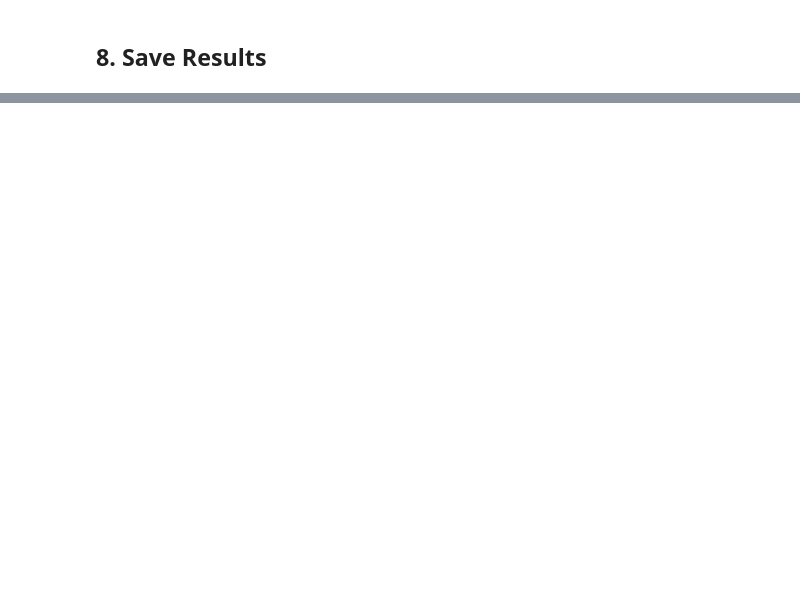
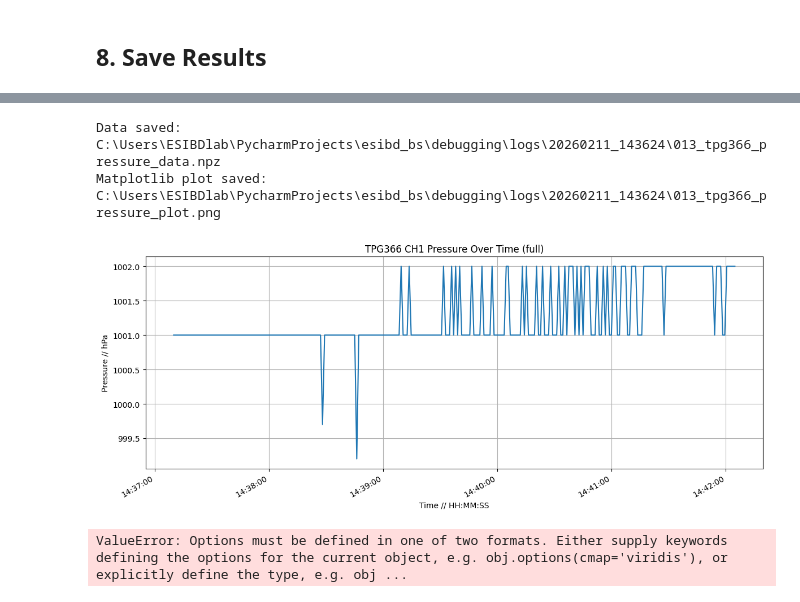
Before and after one commit to beambuilder/esibd_bs, a Jupyter notebook: debugging/notebooks/013_tpg366_pressure_test.ipynb, the cells around one changed output, grey strips where cells are left out. Drawn from its saved outputs; the diff is of its cells as text; code cells hidden in the pictures; blank space fills up the shorter version.

Commit message:
plot adjustments

```diff
--- a/debugging/notebooks/013_tpg366_pressure_test.ipynb
+++ b/debugging/notebooks/013_tpg366_pressure_test.ipynb
@@ -118,7 +115,7 @@ try:
         with fig.batch_update():
             fig.data[0].x = times
             fig.data[0].y = pressures
-            fig.update_layout(xaxis_range=[now - timedelta(minutes=10), now])
+            fig.update_layout(xaxis_range=[now - timedelta(minutes=1), now])
         time.sleep(1)
 except KeyboardInterrupt:
     print("Monitoring stopped.")
@@ -152,9 +154,10 @@ print(f"Data saved: {npz_path}")
 # --- Matplotlib plot ---
 fig_mpl, ax = plt.subplots(figsize=(12, 5))
 ax.plot(times, pressures, linewidth=1.5)
-ax.set_xlabel("Time")
-ax.set_ylabel("Pressure (hPa)")
+ax.set_xlabel("Time // HH:MM:SS")
+ax.set_ylabel("Pressure // hPa")
 ax.set_title("TPG366 CH1 Pressure Over Time (full)")
+ax.grid(True)
 ax.xaxis.set_major_formatter(mdates.DateFormatter("%H:%M:%S"))
 fig_mpl.autofmt_xdate()
 fig_mpl.tight_layout()
@@ -170,9 +173,11 @@ curve = hv.Curve(
     kdims=["Time"],
     vdims=["Pressure (hPa)"],
 ).opts(
-    opts.Curve(width=900, height=400, title="TPG366 CH1 Pressure Over Time", tools=["hover"])
+    opts.Curve(width=900, height=400, title="TPG366 CH1 Pressure Over Time", tools=["hover"]),
+    show_grid=True
 )
 
 html_path = save_dir / "013_tpg366_pressure_plot.html"
 hv.save(curve, str(html_path))
 print(f"HoloViews HTML saved: {html_path}")
+# %% [output]
@@ -178,0 +188,4 @@ print(f"HoloViews HTML saved: {html_path}")
+Data saved: C:\Users\ESIBDlab\PycharmProjects\esibd_bs\debugging\logs\20260211_143624\013_tpg366_pressure_data.npz
+Matplotlib plot saved: C:\Users\ESIBDlab\PycharmProjects\esibd_bs\debugging\logs\20260211_143624\013_tpg366_pressure_plot.png
+[figure, added]
+ValueError: Options must be defined in one of two formats. Either supply keywords defining the options for the current object, e.g. obj.options(cmap='viridis'), or explicitly define the type, e.g. obj ...
```
Also changed, not shown: parts of 6 cells of this notebook.
